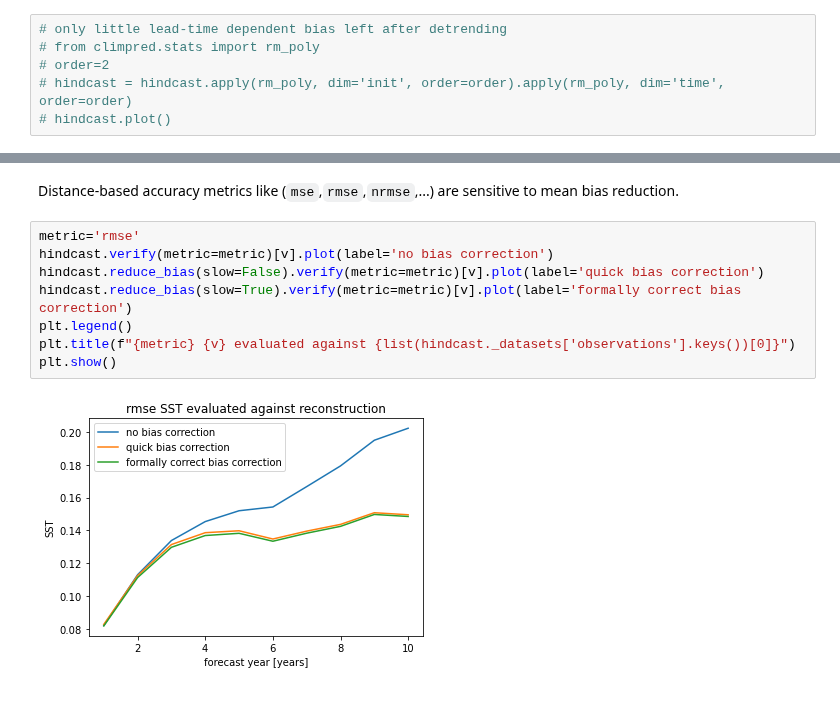
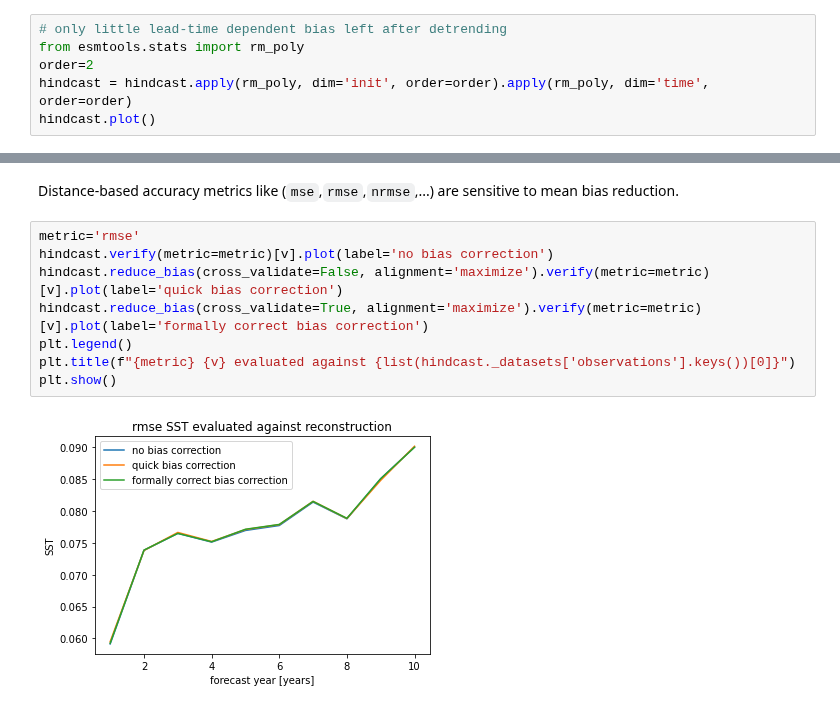
Before and after one commit to pangeo-data/climpred, a Jupyter notebook: docs/source/bias_reduction.ipynb, the cells around one changed output, grey strips where cells are left out. Drawn from its saved outputs; the diff is of its cells as text.

```diff
--- a/docs/source/bias_reduction.ipynb
+++ b/docs/source/bias_reduction.ipynb
@@ -29,7 +29,7 @@ hindcast.plot()
 The warming of the `reconstruction` is less than the `initialized`.
 # %%
 # only little lead-time dependent bias left after detrending
-# from climpred.stats import rm_poly
-# order=2
-# hindcast = hindcast.apply(rm_poly, dim='init', order=order).apply(rm_poly, dim='time', order=order)
-# hindcast.plot()
+from esmtools.stats import rm_poly
+order=2
+hindcast = hindcast.apply(rm_poly, dim='init', order=order).apply(rm_poly, dim='time', order=order)
+hindcast.plot()
@@ -113,10 +116,10 @@ Distance-based accuracy metrics like (`mse`,`rmse`,`nrmse`,...) are sensitive to
 # %%
 metric='rmse'
 hindcast.verify(metric=metric)[v].plot(label='no bias correction')
-hindcast.reduce_bias(slow=False).verify(metric=metric)[v].plot(label='quick bias correction')
-hindcast.reduce_bias(slow=True).verify(metric=metric)[v].plot(label='formally correct bias correction')
+hindcast.reduce_bias(cross_validate=False, alignment='maximize').verify(metric=metric)[v].plot(label='quick bias correction')
+hindcast.reduce_bias(cross_validate=True, alignment='maximize').verify(metric=metric)[v].plot(label='formally correct bias correction')
 plt.legend()
 plt.title(f"{metric} {v} evaluated against {list(hindcast._datasets['observations'].keys())[0]}")
 plt.show()
 # %% [output]
-[figure, old version]
+[figure, new version]
```
Also changed, not shown: parts of 4 cells of this notebook.
